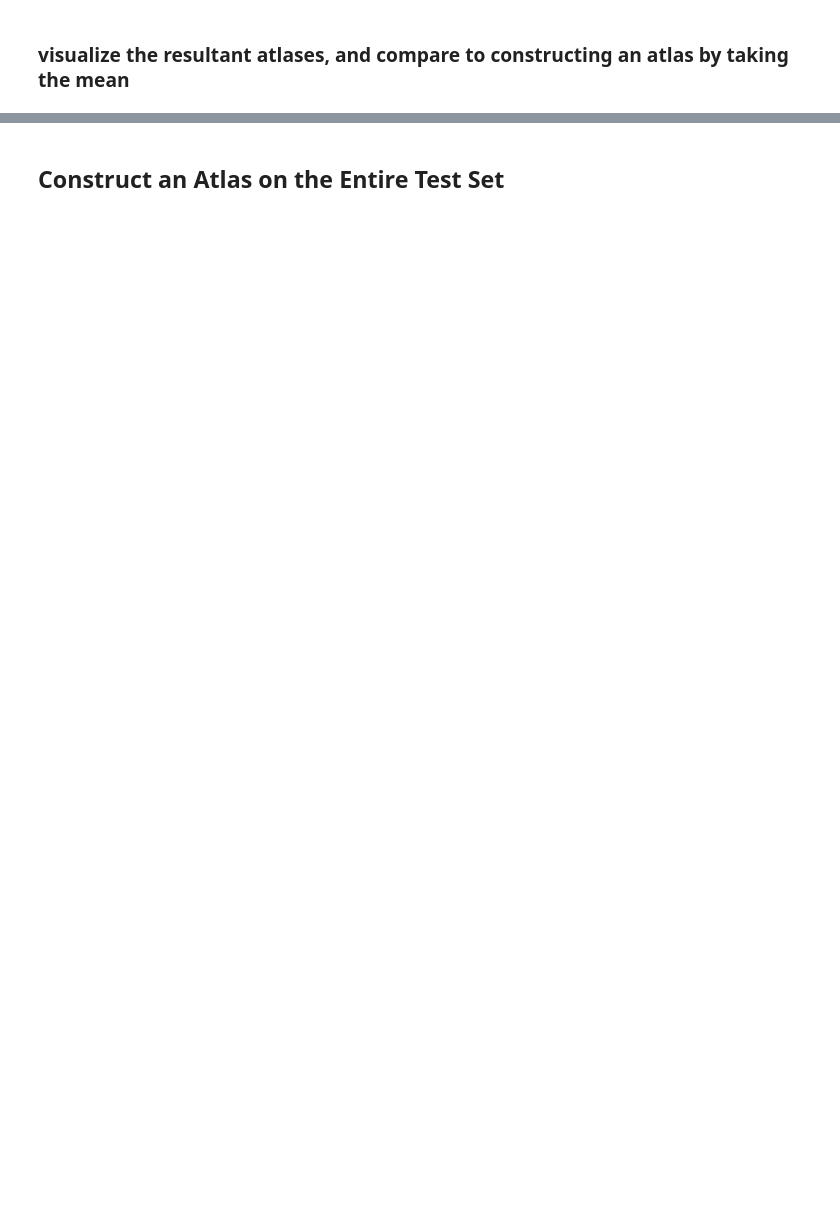
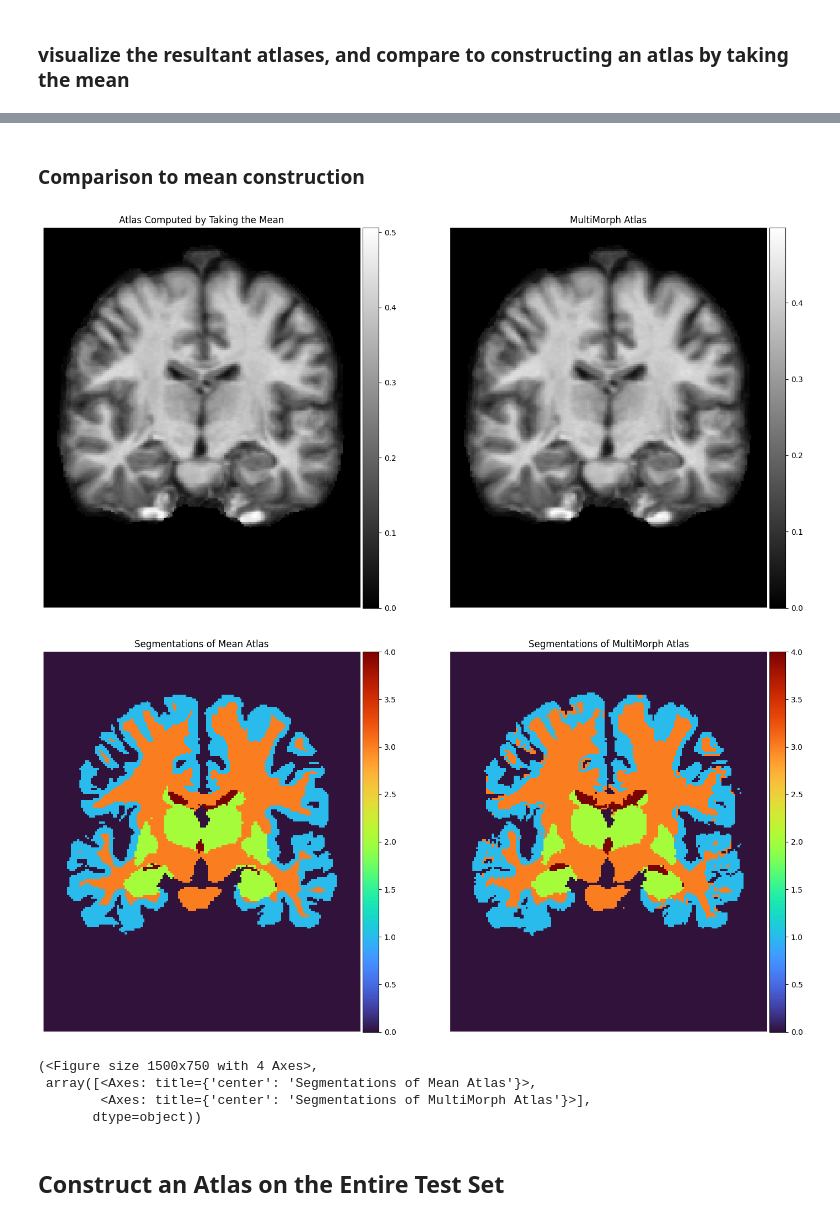
Before and after one commit to MurielleMardenli300/GBM6953HE_labs, a Jupyter notebook: lab2/GBM6953HE_Lab_2_(Atlas__Statistical_shape_analysis).ipynb, the cells around one changed output, grey strips where cells are left out. Saved outputs shown, nothing was run; the diff lists cells and outputs as text; code cells hidden in the pictures; blank space fills up the shorter version.

```diff
--- a/lab2/GBM6953HE_Lab_2_(Atlas__Statistical_shape_analysis).ipynb
+++ b/lab2/GBM6953HE_Lab_2_(Atlas__Statistical_shape_analysis).ipynb
@@ -326,3 +420,24 @@ plot_row_slices(warped_grid, do_colorbars=False)
+# %% [markdown]
+### Comparison to mean construction
+# %%
+atl = torch.mean(images, dim=1, keepdims=True)
+atlw = torch.mean(warped, dim=1, keepdims=True)
+slices = [f.cpu().detach().numpy() for f in [atl, atlw]]
+titles = ['Atlas Computed by Taking the Mean', 'MultiMorph Atlas']
+ne.plot.slices(slices, do_colorbars=True, titles=titles)
+
+mean_seg = torch.round(torch.argmax(torch.mean(segs,dim=1,keepdim=True), dim=2, keepdims=True))
+mean_warped_seg = torch.round(torch.argmax(torch.mean(warped_seg, dim=1, keepdims=True), dim=2, keepdim=True))
+slices = [f.cpu().detach().numpy() for f in [mean_seg, mean_warped_seg]]
+titles = ['Segmentations of Mean Atlas', 'Segmentations of MultiMorph Atlas']
+ne.plot.slices(slices, do_colorbars=True, titles=titles, cmaps=['turbo']*len(slices))
+# %% [output]
+[figure, added]
+[figure, added]
+(<Figure size 1500x750 with 4 Axes>,
+ array([<Axes: title={'center': 'Segmentations of Mean Atlas'}>,
+        <Axes: title={'center': 'Segmentations of MultiMorph Atlas'}>],
+       dtype=object))
 # %% [markdown]
 ## Construct an Atlas on the Entire Test Set
 # %%
```
Also changed, not shown: parts of 20 cells of this notebook.
